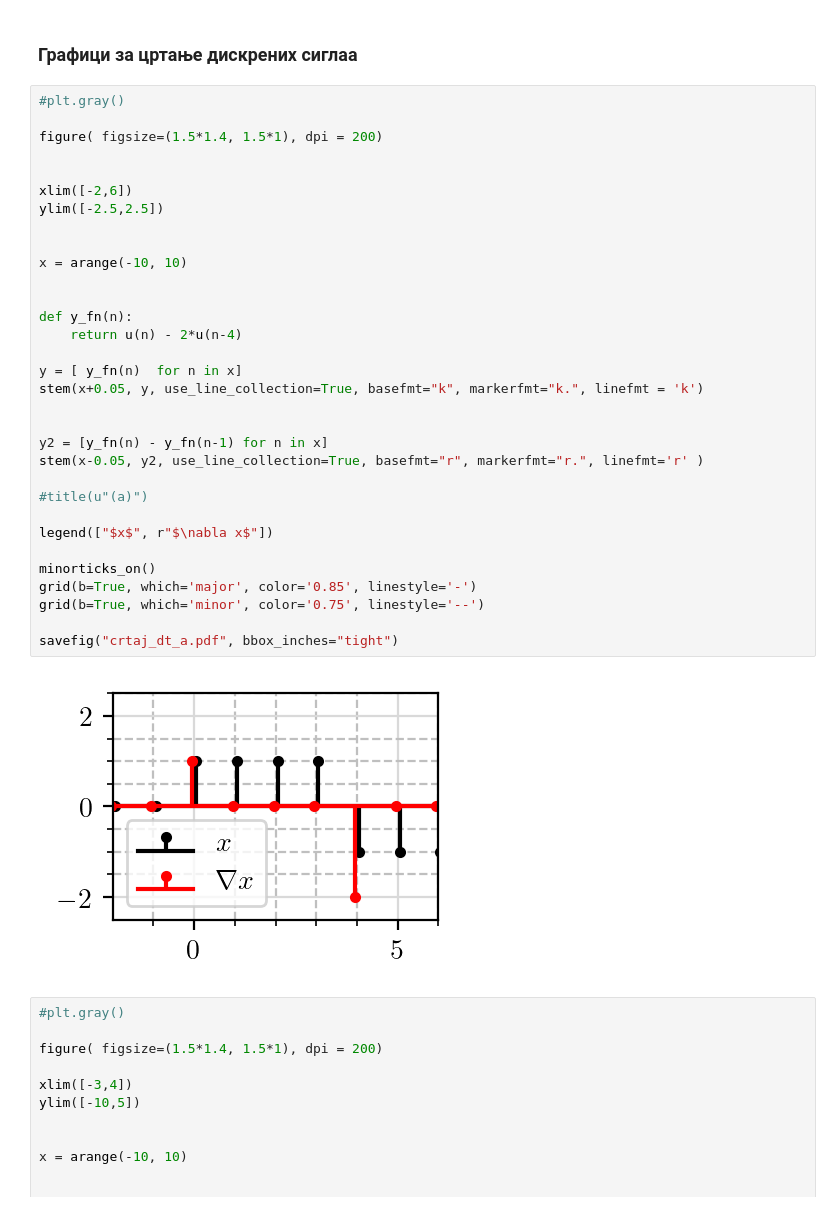
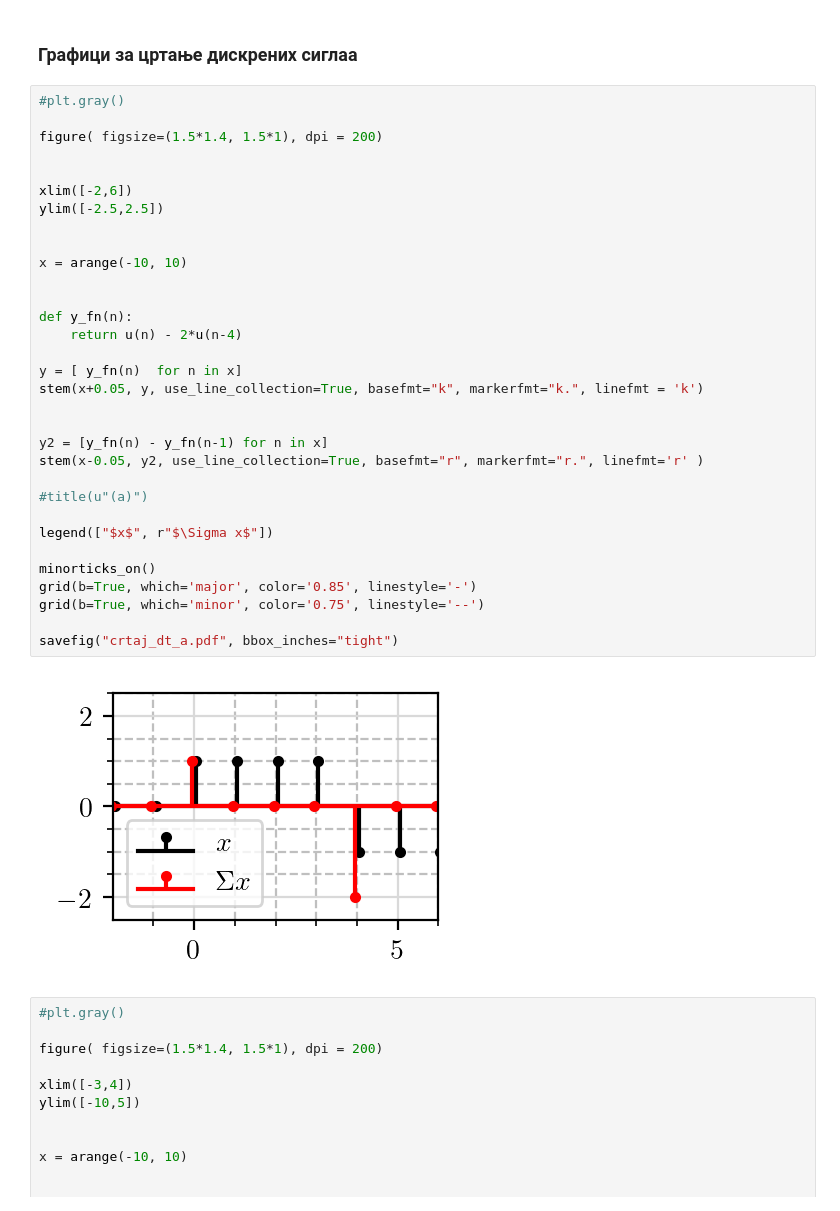
Before and after one commit to djokicd/zbirka-sis, a Jupyter notebook: 1_uvod/1_osnovne_osobine_signala/fig/uvod_plotovi.ipynb, the cells around one changed output. Saved outputs shown, nothing was run; the diff lists cells and outputs as text.

```diff
--- a/1_uvod/1_osnovne_osobine_signala/fig/uvod_plotovi.ipynb
+++ b/1_uvod/1_osnovne_osobine_signala/fig/uvod_plotovi.ipynb
@@ -269,35 +269,35 @@ savefig("crtaj_ct_g.pdf", bbox_inches="tight")
 
 figure( figsize=(1.5*1.4, 1.5*1), dpi = 200)
 
 
 xlim([-2,6])
 ylim([-2.5,2.5])
 
 
 x = arange(-10, 10)
 
 
 def y_fn(n):
     return u(n) - 2*u(n-4)
 
 y = [ y_fn(n)  for n in x]
 stem(x+0.05, y, use_line_collection=True, basefmt="k", markerfmt="k.", linefmt = 'k')
 
 
 y2 = [y_fn(n) - y_fn(n-1) for n in x]
 stem(x-0.05, y2, use_line_collection=True, basefmt="r", markerfmt="r.", linefmt='r' )
 
 #title(u"(а)")
 
-legend(["$x$", r"$\nabla x$"])
+legend(["$x$", r"$\Sigma x$"])
 
 minorticks_on()
 grid(b=True, which='major', color='0.85', linestyle='-')
 grid(b=True, which='minor', color='0.75', linestyle='--')
 
 savefig("crtaj_dt_a.pdf", bbox_inches="tight")
 # %% [output]
-[figure, old version]
+[figure, new version]
 # %%
 #plt.gray()
 
```
Also changed, not shown: 7 other files.
